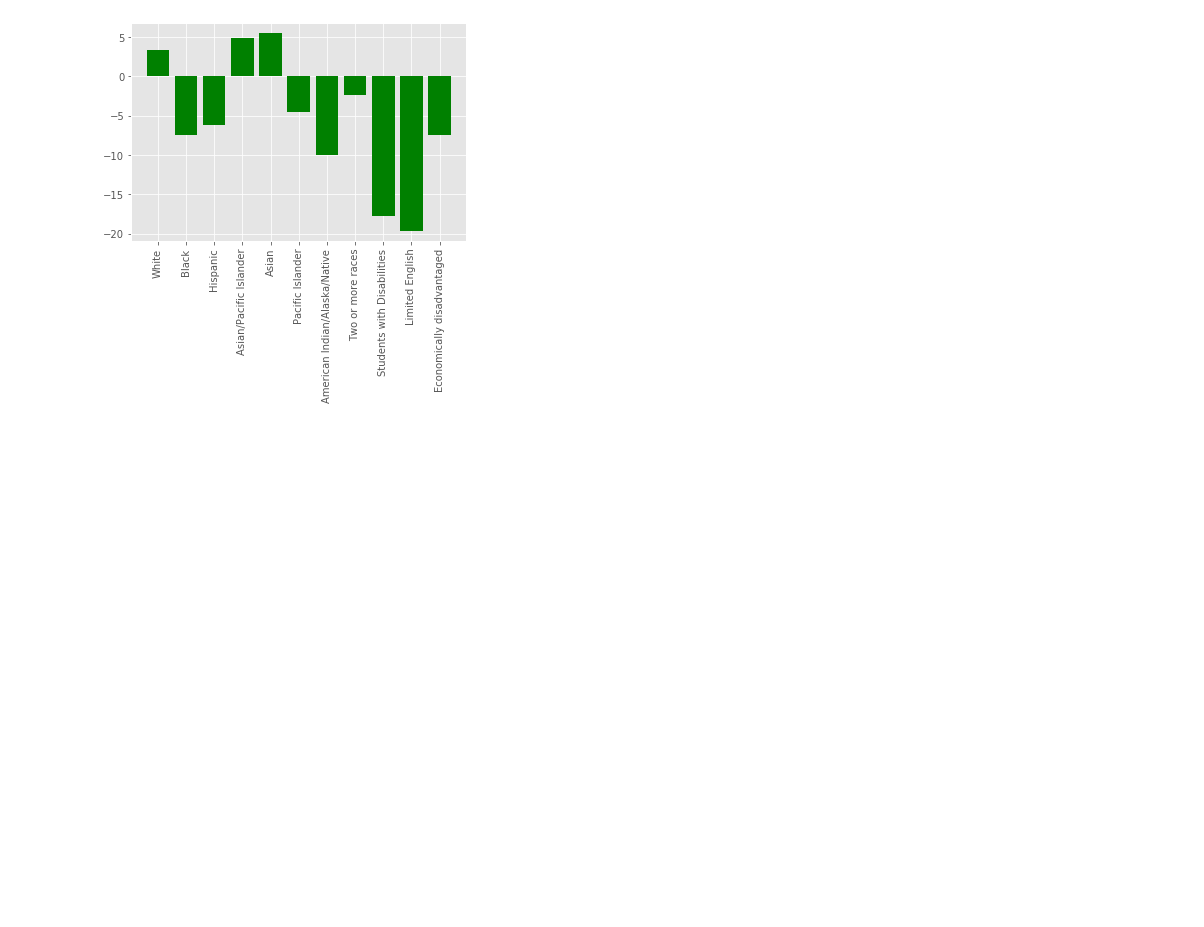
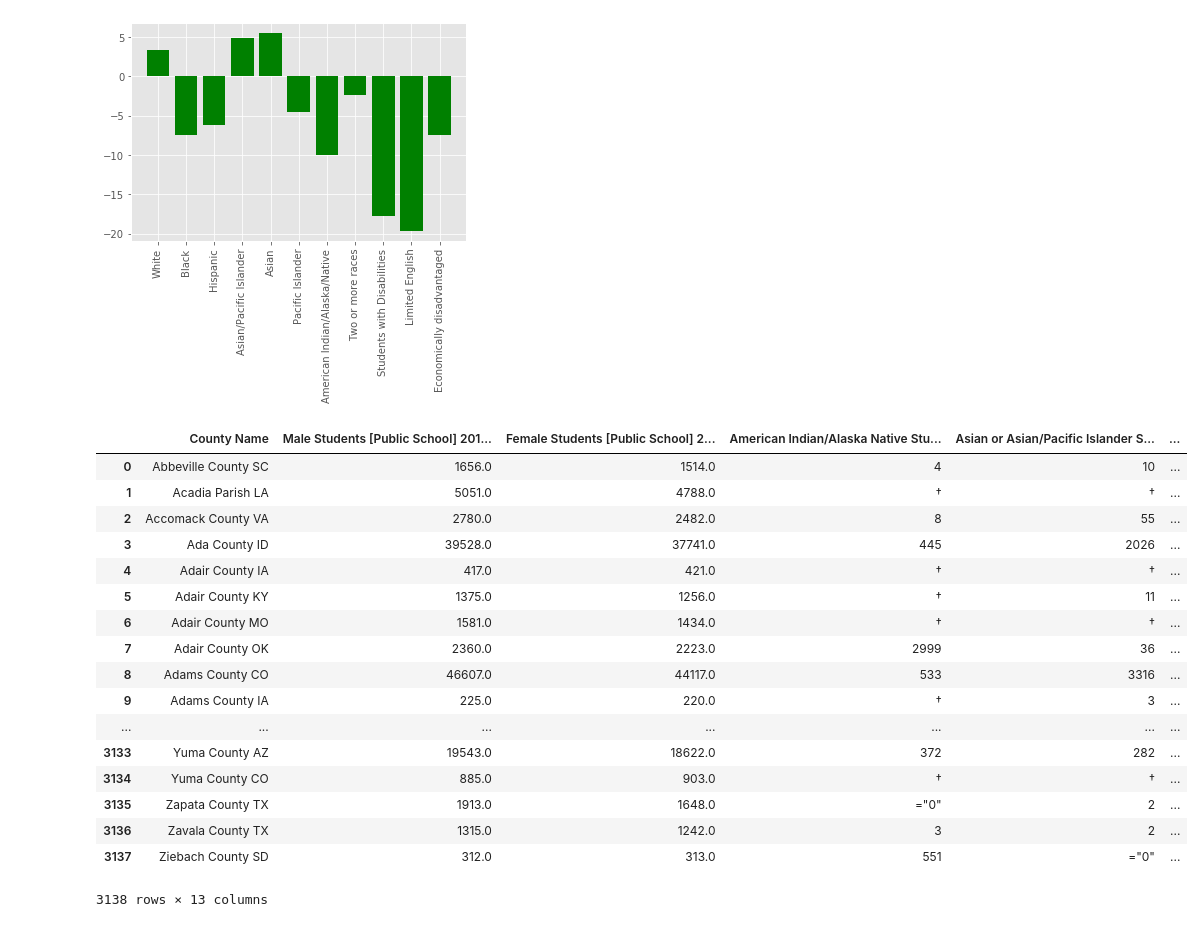
Before and after one commit to tara-jawahar/pds_final_project, a Jupyter notebook: final_project.ipynb, the cells around one changed output. Cells and saved outputs as stored; diff of their text form; code cells hidden in the pictures; blank space fills up the shorter version.

```diff
--- a/final_project.ipynb
+++ b/final_project.ipynb
@@ -311,3 +297,25 @@ plt.xticks(rotation=90)
 # %% [output]
 ([0, 1, 2, 3, 4, 5, 6, 7, 8, 9, 10], <a list of 11 Text xticklabel objects>)
 [figure]
+# %%
+df1_n = df1[:-5]
+df1_n
+# %% [output]
+|  | County Name | Male Students [Public School] 201... | Female Students [Public School] 2... | American Indian/Alaska Native Stu... | Asian or Asian/Pacific Islander S... | ... |
+| 0 | Abbeville County SC | 1656.0 | 1514.0 | 4 | 10 | ... |
+| 1 | Acadia Parish LA | 5051.0 | 4788.0 | † | † | ... |
+| 2 | Accomack County VA | 2780.0 | 2482.0 | 8 | 55 | ... |
+| 3 | Ada County ID | 39528.0 | 37741.0 | 445 | 2026 | ... |
+| 4 | Adair County IA | 417.0 | 421.0 | † | † | ... |
+| 5 | Adair County KY | 1375.0 | 1256.0 | † | 11 | ... |
+| 6 | Adair County MO | 1581.0 | 1434.0 | † | † | ... |
+| 7 | Adair County OK | 2360.0 | 2223.0 | 2999 | 36 | ... |
+| 8 | Adams County CO | 46607.0 | 44117.0 | 533 | 3316 | ... |
+| 9 | Adams County IA | 225.0 | 220.0 | † | 3 | ... |
+| ... | ... | ... | ... | ... | ... | ... |
+| 3133 | Yuma County AZ | 19543.0 | 18622.0 | 372 | 282 | ... |
+| 3134 | Yuma County CO | 885.0 | 903.0 | † | † | ... |
+| 3135 | Zapata County TX | 1913.0 | 1648.0 | ="0" | 2 | ... |
+| 3136 | Zavala County TX | 1315.0 | 1242.0 | 3 | 2 | ... |
+| 3137 | Ziebach County SD | 312.0 | 313.0 | 551 | ="0" | ... |
+3138 rows × 13 columns
```
Also changed, not shown: parts of 9 cells of this notebook, 3 other files.
